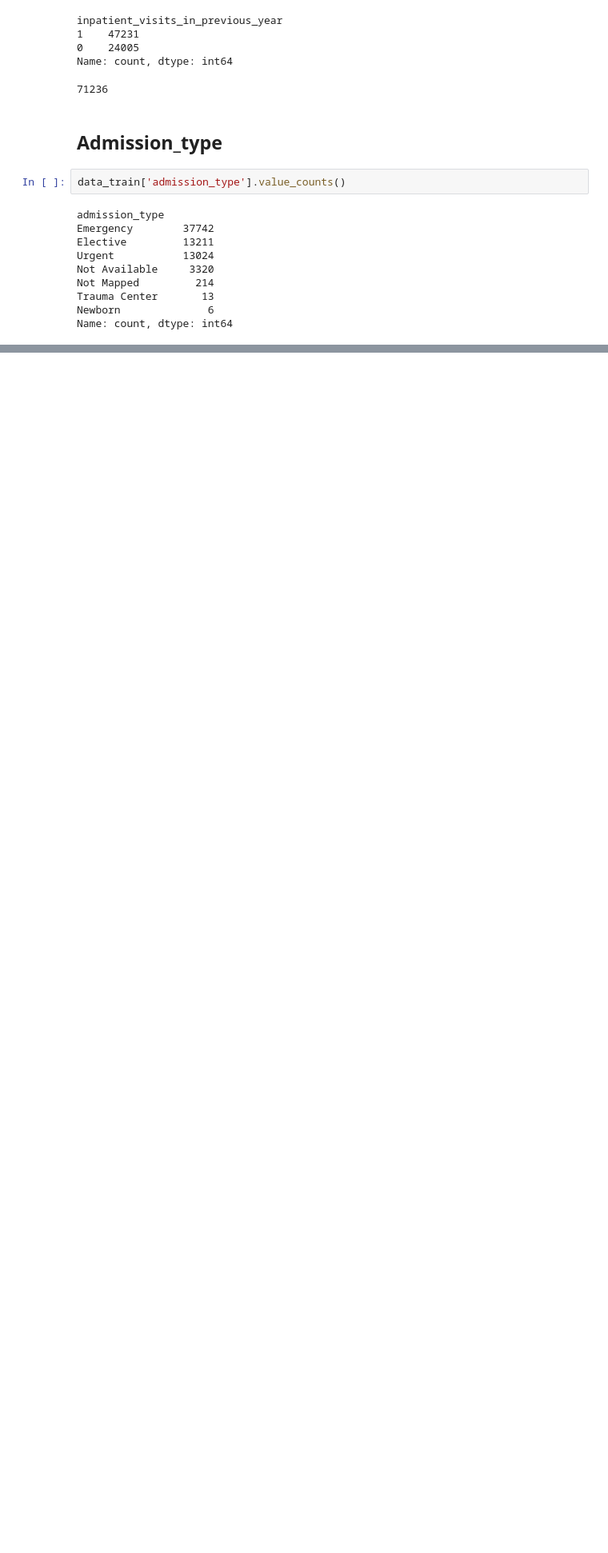
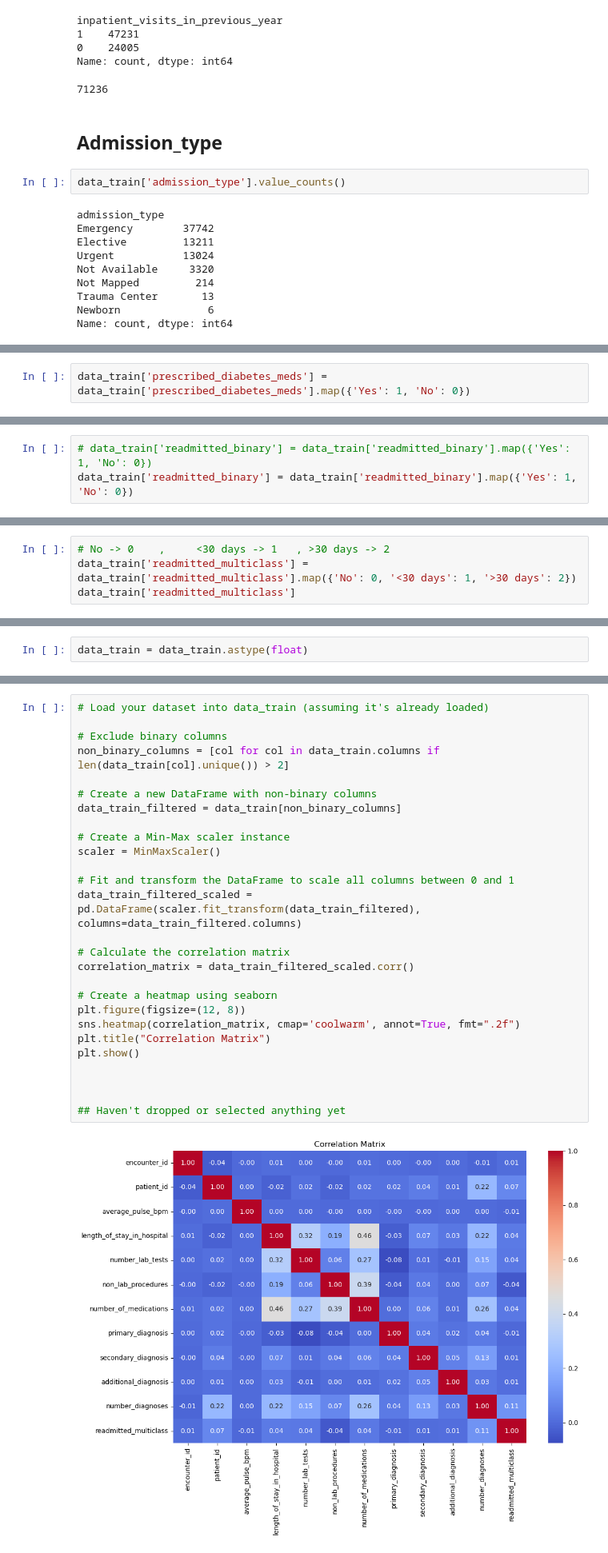
Before and after one commit to MaximilianLae/ML_Hospital_Readmissions, a Jupyter notebook: ML_Project.ipynb, the cells around one changed output, grey strips where cells are left out. Shown: that part at 80% size. Cells and saved outputs as stored; diff of their text form; blank space fills up the shorter version.

```diff
--- a/ML_Project.ipynb
+++ b/ML_Project.ipynb
@@ -307,0 +440,2 @@ data_train.loc[missing_indices_admission, 'admission_type'] = random_admission_f
+# %%
+data_train['prescribed_diabetes_meds'] = data_train['prescribed_diabetes_meds'].map({'Yes': 1, 'No': 0})
@@ -307,0 +466,3 @@ data_train.loc[missing_indices_admission, 'admission_type'] = random_admission_f
+# %%
+# data_train['readmitted_binary'] = data_train['readmitted_binary'].map({'Yes': 1, 'No': 0})
+data_train['readmitted_binary'] = data_train['readmitted_binary'].map({'Yes': 1, 'No': 0})
@@ -307,0 +475,4 @@ data_train.loc[missing_indices_admission, 'admission_type'] = random_admission_f
+# %%
+# No -> 0    ,     <30 days -> 1   , >30 days -> 2
+data_train['readmitted_multiclass'] = data_train['readmitted_multiclass'].map({'No': 0, '<30 days': 1, '>30 days': 2})
+data_train['readmitted_multiclass']
@@ -307,0 +494,2 @@ data_train.loc[missing_indices_admission, 'admission_type'] = random_admission_f
+# %%
+data_train = data_train.astype(float)
@@ -307,0 +518,29 @@ data_train.loc[missing_indices_admission, 'admission_type'] = random_admission_f
+# %%
+# Load your dataset into data_train (assuming it's already loaded)
+
+# Exclude binary columns
+non_binary_columns = [col for col in data_train.columns if len(data_train[col].unique()) > 2]
+
+# Create a new DataFrame with non-binary columns
+data_train_filtered = data_train[non_binary_columns]
+
+# Create a Min-Max scaler instance
+scaler = MinMaxScaler()
+
+# Fit and transform the DataFrame to scale all columns between 0 and 1
+data_train_filtered_scaled = pd.DataFrame(scaler.fit_transform(data_train_filtered), columns=data_train_filtered.columns)
+
+# Calculate the correlation matrix
+correlation_matrix = data_train_filtered_scaled.corr()
+
+# Create a heatmap using seaborn
+plt.figure(figsize=(12, 8))
+sns.heatmap(correlation_matrix, cmap='coolwarm', annot=True, fmt=".2f")
+plt.title("Correlation Matrix")
+plt.show()
+
+
+
+## Haven't dropped or selected anything yet
+# %% [output]
+[figure, added]
```
Also changed, not shown: parts of 44 cells of this notebook.
